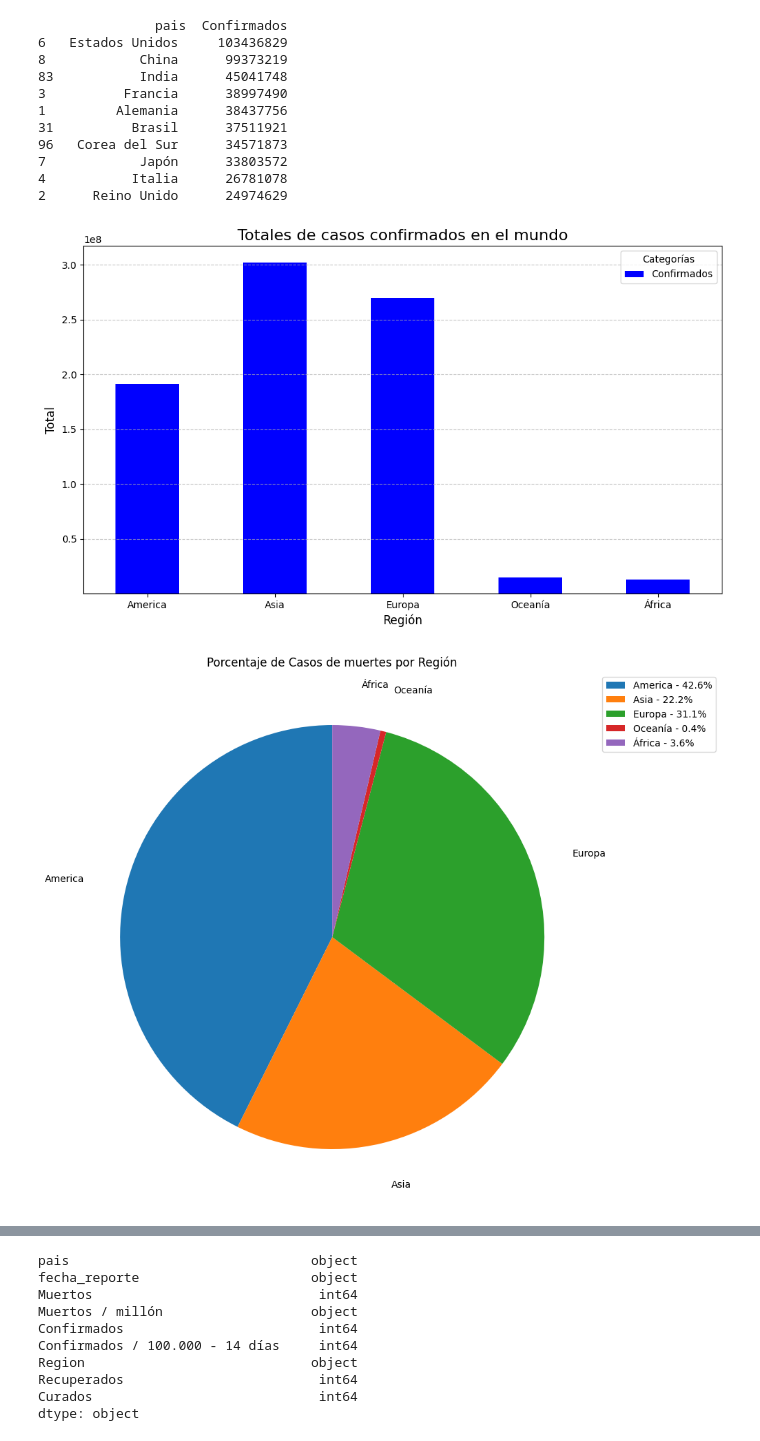
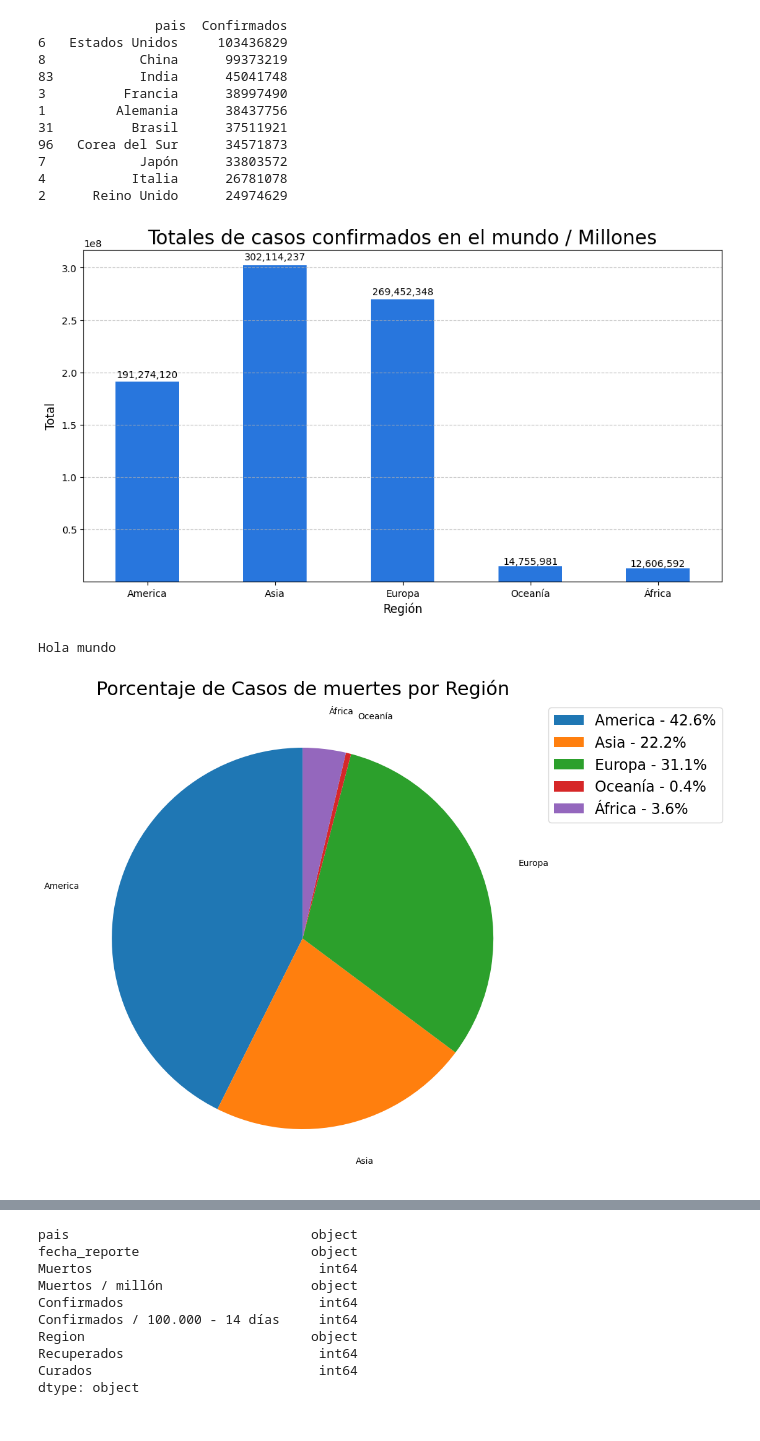
Before and after one commit to billyjoel02/EDA, a Jupyter notebook: covid.ipynb, the cells around one changed output, grey strips where cells are left out. Cells and saved outputs as stored; diff of their text form; code cells hidden in the pictures.

```diff
--- a/covid.ipynb
+++ b/covid.ipynb
@@ -322,50 +322,64 @@ print(top_10_confirmados[['pais', 'Confirmados']])
 2      Reino Unido      24974629
 # %%
 # Agrupar por región y calcular totales
-region_summary =  covid.groupby("Region")[["Confirmados"]].sum()
+region_summary = covid.groupby("Region")[["Confirmados"]].sum()
 
 # Crear la gráfica
-region_summary.plot(kind="bar", figsize=(10, 6), color=["blue"])
+color_rgb = (40/255, 118/255, 221/255)
+ax = region_summary.plot(kind="bar", figsize=(10, 6), color=[color_rgb], legend=False)
 
 # Personalizar la gráfica
-plt.title("Totales de casos confirmados en el mundo", fontsize=16)
+plt.title("Totales de casos confirmados en el mundo / Millones", fontsize=20)
 plt.ylabel("Total", fontsize=12)
 plt.xlabel("Región", fontsize=12)
 plt.xticks(rotation=0)
-plt.legend(title="Categorías", fontsize=10)
 plt.grid(axis="y", linestyle="--", alpha=0.7)
 
-# Mostrar la gráfica
+# Añadir números de casos sobre las barras
+for idx, bar in enumerate(ax.patches):
+    # Obtener la altura de cada barra
+    value = bar.get_height()
+    # Añadir texto (el número de casos) encima de la barra
+    ax.text(bar.get_x() + bar.get_width() / 2, value + 0.01 * value,  # Coordenadas
+            f'{int(value):,}',  # Formatear con comas para miles
+            ha='center', va='bottom', fontsize=10)
+
+# Mostrar la gráfica con ajustes
 plt.tight_layout()
 plt.ylim(1.0)
 plt.show()
 # %% [output]
-[figure, old version]
+[figure, new version]
+# %%
+print("Hola mundo")
+# %% [output]
+Hola mundo
 # %%
 covid['Region'] = covid['Region'].astype(str)
 covid['Curados'] = pd.to_numeric(covid['Muertos'])
 # Calcular el total de recuperaciones por región
 muertos_por_region = covid.groupby('Region')['Muertos'].sum().reset_index()
 
 # Calcular el total de muertos en todo el dataset
 total_muertos = covid['Muertos'].sum()
 # Calcular el porcentaje de muertos por región
 muertos_por_region['Porcentaje_Recuperaciones'] = (muertos_por_region['Muertos'] / total_muertos) * 100
 
 # Crear el gráfico de pastel sin los porcentajes visibles
 plt.figure(figsize=(10, 10))
 # Crear el gráfico de pastel sin los porcentajes visibles dentro
 plt.pie(muertos_por_region['Porcentaje_Recuperaciones'],
         labels=muertos_por_region['Region'],  # Solo mostrar las regiones como etiquetas
         startangle=90,
         labeldistance=1.2)  # Mover las etiquetas fuera del círculo
   # Añadir la leyenda con los porcentajes
 plt.legend(
     muertos_por_region['Region'] + ' - ' + muertos_por_region['Porcentaje_Recuperaciones'].round(1).astype(str) + '%',
     loc='upper left',  # Ajustamos la ubicación de la leyenda
+    fontsize =  17,
     bbox_to_anchor=(1, 1)  # Mueve la leyenda fuera del gráfico (en el lado derecho)
 )
-plt.title('Porcentaje de Casos de muertes por Región')
+plt.title('Porcentaje de Casos de muertes por Región', fontsize=22)
 plt.show()
 # %% [output]
-[figure, old version]
+[figure, new version]
```
Also changed, not shown: parts of 13 cells of this notebook.
